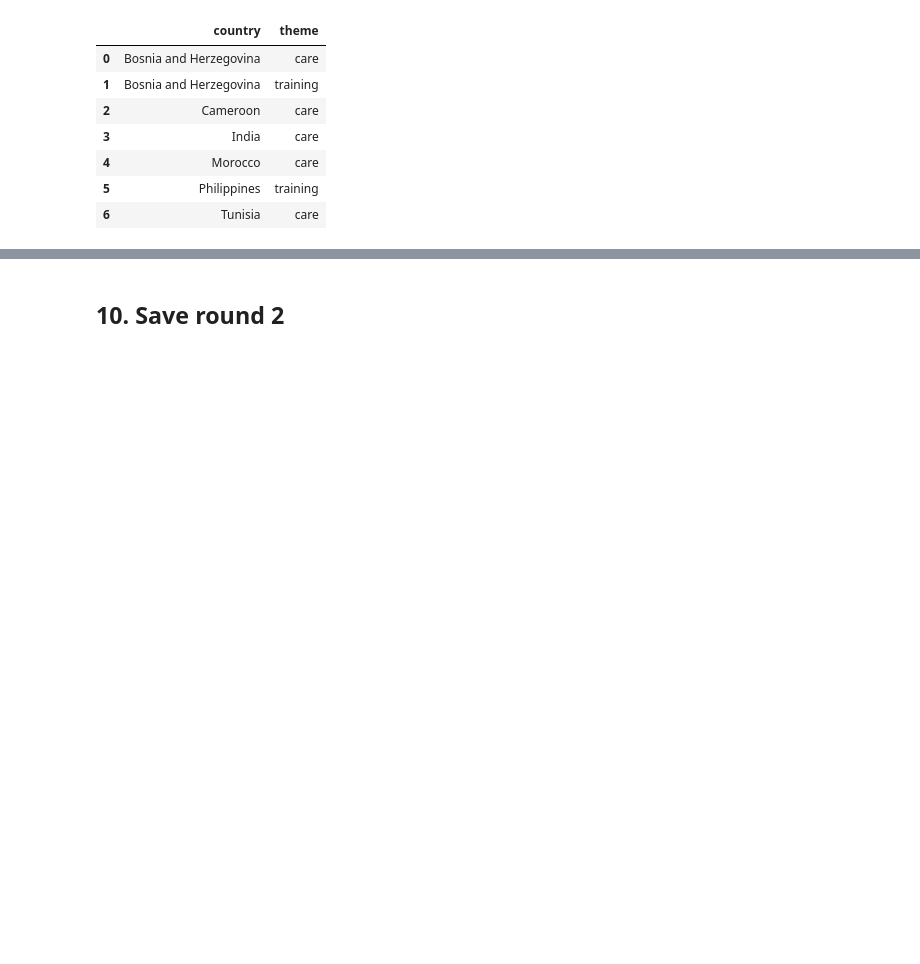
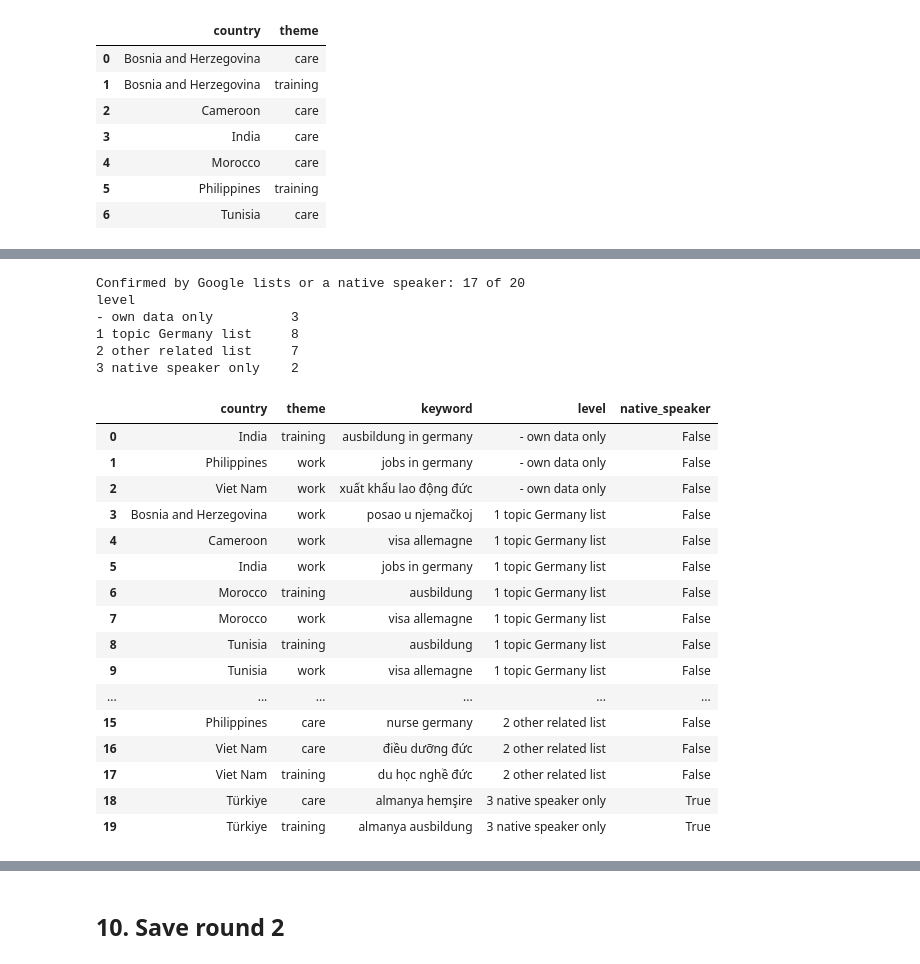
Before and after one commit to TayaphonRodsai/care-migration-google-trends, a Jupyter notebook: notebooks/02_keywords.ipynb, the cells around one changed output, grey strips where cells are left out. Cells and saved outputs as stored; diff of their text form; code cells hidden in the pictures; blank space fills up the shorter version.

```diff
--- a/notebooks/02_keywords.ipynb
+++ b/notebooks/02_keywords.ipynb
@@ -492,0 +512,80 @@ pd.DataFrame(index=missing).reset_index()
+# %%
+from pathlib import Path
+import unicodedata
+RAW = Path("../data/raw")
+
+# Native speaker answers (see table above; answers kept privately)
+NATIVE = {
+    "TR": {"almanya hemşire", "almanya ausbildung", "almanya iş ilanları"},
+    "ID": {"perawat jerman", "kerja di jerman", "ausbildung jerman"},
+}
+
+def norm(text):
+    # Lower case + one Unicode form (important for Vietnamese letters)
+    return unicodedata.normalize("NFC", str(text).lower().strip())
+
+def related_queries(files):
+    # All queries in a set of Top/Rising CSV files
+    queries = set()
+    for f in files:
+        if f.exists():
+            queries |= set(pd.read_csv(f)["query"].map(norm))
+    return queries
+
+def contains_all_words(keyword, queries):
+    # True if one query contains all words of the keyword (any order), like Google's matching
+    words = set(keyword.split())
+    return any(words <= set(q.split()) for q in queries)
+
+rows = []
+for _, r in final.iterrows():
+    kw, code = norm(r["keyword"]), r["code"]
+    own = f"{code}_{r['theme']}" + ("_alt" if r["attempt"] == "alt" else "")
+
+    topic_lists = related_queries([RAW / "gt_check" / f"{code}_topic_germany_{k}.csv" for k in ["top", "rising"]])
+    other_lists = related_queries([f for f in (RAW / "gt_keywords" / "round2").glob(f"{code}_*.csv")
+                                   if f.stem.endswith(("_top", "_rising"))
+                                   and f.stem.rsplit("_", 1)[0] != own])
+    native = kw in {norm(k) for k in NATIVE.get(code, set())}
+
+    if kw in topic_lists:
+        level = "1 topic Germany list"
+    elif contains_all_words(kw, other_lists):
+        level = "2 other related list"
+    elif native:
+        level = "3 native speaker only"
+    else:
+        level = "- own data only"
+    rows.append({"country": r["country"], "theme": r["theme"], "keyword": r["keyword"],
+                 "level": level, "native_speaker": native})
+
+verification = pd.DataFrame(rows).sort_values(["level", "country", "theme"]).reset_index(drop=True)
+confirmed = (verification["level"] != "- own data only").sum()
+print(f"Confirmed by Google lists or a native speaker: {confirmed} of {len(verification)}")
+print(verification["level"].value_counts().sort_index().to_string())
+verification.to_csv(PROCESSED / "keywords_verification.csv", index=False)
+verification
+# %% [output]
+Confirmed by Google lists or a native speaker: 17 of 20
+level
+- own data only          3
+1 topic Germany list     8
+2 other related list     7
+3 native speaker only    2
+|  | country | theme | keyword | level | native_speaker |
+| 0 | India | training | ausbildung in germany | - own data only | False |
+| 1 | Philippines | work | jobs in germany | - own data only | False |
+| 2 | Viet Nam | work | xuất khẩu lao động đức | - own data only | False |
+| 3 | Bosnia and Herzegovina | work | posao u njemačkoj | 1 topic Germany list | False |
+| 4 | Cameroon | work | visa allemagne | 1 topic Germany list | False |
+| 5 | India | work | jobs in germany | 1 topic Germany list | False |
+| 6 | Morocco | training | ausbildung | 1 topic Germany list | False |
+| 7 | Morocco | work | visa allemagne | 1 topic Germany list | False |
+| 8 | Tunisia | training | ausbildung | 1 topic Germany list | False |
+| 9 | Tunisia | work | visa allemagne | 1 topic Germany list | False |
+| ... | ... | ... | ... | ... | ... |
+| 15 | Philippines | care | nurse germany | 2 other related list | False |
+| 16 | Viet Nam | care | điều dưỡng đức | 2 other related list | False |
+| 17 | Viet Nam | training | du học nghề đức | 2 other related list | False |
+| 18 | Türkiye | care | almanya hemşire | 3 native speaker only | True |
+| 19 | Türkiye | training | almanya ausbildung | 3 native speaker only | True |
```
Also changed, not shown: parts of 6 cells of this notebook, 57 other files.
